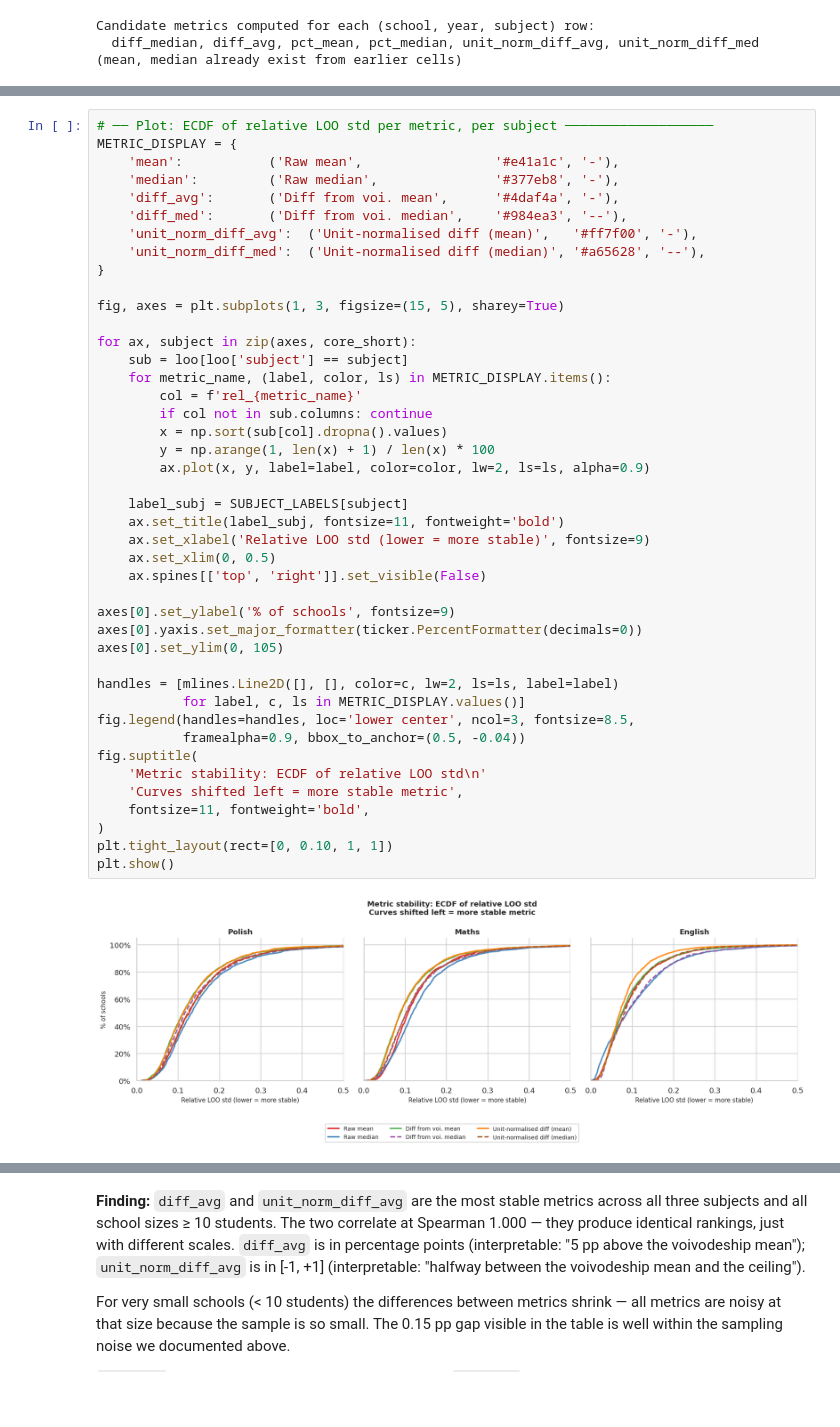
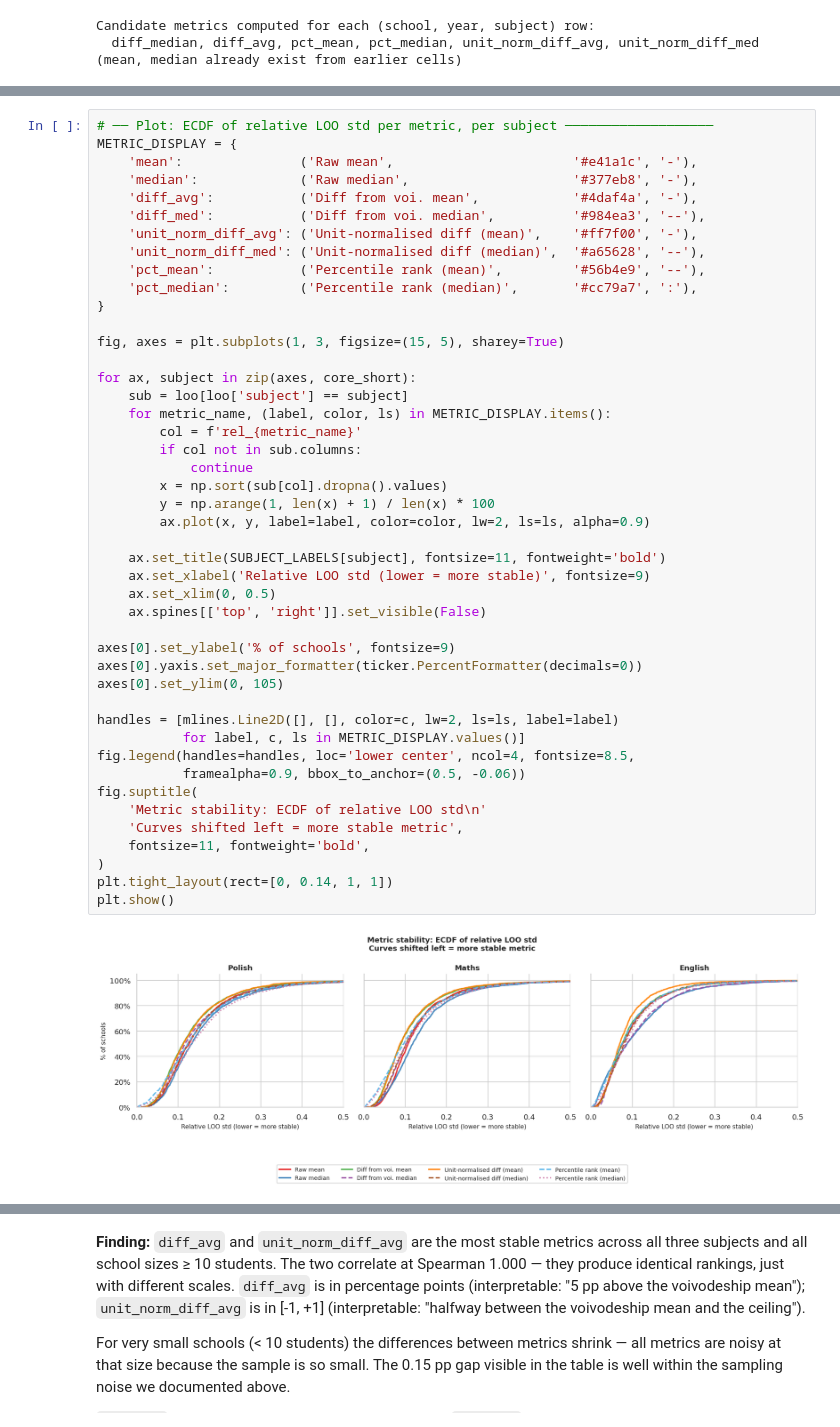
Before and after one commit to herbakamil/compare-primary-schools-mazowieckie, a Jupyter notebook: notebooks/how_to_measure_school_quality.ipynb, the cells around one changed output, grey strips where cells are left out. Cells and saved outputs as stored; diff of their text form; blank space fills up the shorter version.

```diff
--- a/notebooks/how_to_measure_school_quality.ipynb
+++ b/notebooks/how_to_measure_school_quality.ipynb
@@ -990,48 +999,50 @@ LOO computed for 4,713 school-subject pairs across 1,571 schools
 # %%
 # ── Plot: ECDF of relative LOO std per metric, per subject ───────────────────
 METRIC_DISPLAY = {
-    'mean':           ('Raw mean',                 '#e41a1c', '-'),
-    'median':         ('Raw median',               '#377eb8', '-'),
-    'diff_avg':       ('Diff from voi. mean',      '#4daf4a', '-'),
-    'diff_med':       ('Diff from voi. median',    '#984ea3', '--'),
-    'unit_norm_diff_avg':  ('Unit-normalised diff (mean)',   '#ff7f00', '-'),
-    'unit_norm_diff_med':  ('Unit-normalised diff (median)', '#a65628', '--'),
+    'mean':               ('Raw mean',                       '#e41a1c', '-'),
+    'median':             ('Raw median',                     '#377eb8', '-'),
+    'diff_avg':           ('Diff from voi. mean',            '#4daf4a', '-'),
+    'diff_med':           ('Diff from voi. median',          '#984ea3', '--'),
+    'unit_norm_diff_avg': ('Unit-normalised diff (mean)',    '#ff7f00', '-'),
+    'unit_norm_diff_med': ('Unit-normalised diff (median)',  '#a65628', '--'),
+    'pct_mean':           ('Percentile rank (mean)',         '#56b4e9', '--'),
+    'pct_median':         ('Percentile rank (median)',       '#cc79a7', ':'),
 }
 
 fig, axes = plt.subplots(1, 3, figsize=(15, 5), sharey=True)
 
 for ax, subject in zip(axes, core_short):
     sub = loo[loo['subject'] == subject]
     for metric_name, (label, color, ls) in METRIC_DISPLAY.items():
         col = f'rel_{metric_name}'
-        if col not in sub.columns: continue
+        if col not in sub.columns:
+            continue
         x = np.sort(sub[col].dropna().values)
         y = np.arange(1, len(x) + 1) / len(x) * 100
         ax.plot(x, y, label=label, color=color, lw=2, ls=ls, alpha=0.9)
 
-    label_subj = SUBJECT_LABELS[subject]
-    ax.set_title(label_subj, fontsize=11, fontweight='bold')
+    ax.set_title(SUBJECT_LABELS[subject], fontsize=11, fontweight='bold')
     ax.set_xlabel('Relative LOO std (lower = more stable)', fontsize=9)
     ax.set_xlim(0, 0.5)
     ax.spines[['top', 'right']].set_visible(False)
 
 axes[0].set_ylabel('% of schools', fontsize=9)
 axes[0].yaxis.set_major_formatter(ticker.PercentFormatter(decimals=0))
 axes[0].set_ylim(0, 105)
 
 handles = [mlines.Line2D([], [], color=c, lw=2, ls=ls, label=label)
            for label, c, ls in METRIC_DISPLAY.values()]
-fig.legend(handles=handles, loc='lower center', ncol=3, fontsize=8.5,
-           framealpha=0.9, bbox_to_anchor=(0.5, -0.04))
+fig.legend(handles=handles, loc='lower center', ncol=4, fontsize=8.5,
+           framealpha=0.9, bbox_to_anchor=(0.5, -0.06))
 fig.suptitle(
     'Metric stability: ECDF of relative LOO std\n'
     'Curves shifted left = more stable metric',
     fontsize=11, fontweight='bold',
 )
-plt.tight_layout(rect=[0, 0.10, 1, 1])
+plt.tight_layout(rect=[0, 0.14, 1, 1])
 plt.show()
 # %% [output]
-[figure, old version]
+[figure, new version]
 # %%
 # ── Summary table: median relative LOO std per (subject, size bin) ───────────
 rel_cols = [f'rel_{m}' for m in METRIC_DISPLAY]
```
Also changed, not shown: parts of 4 cells of this notebook.
